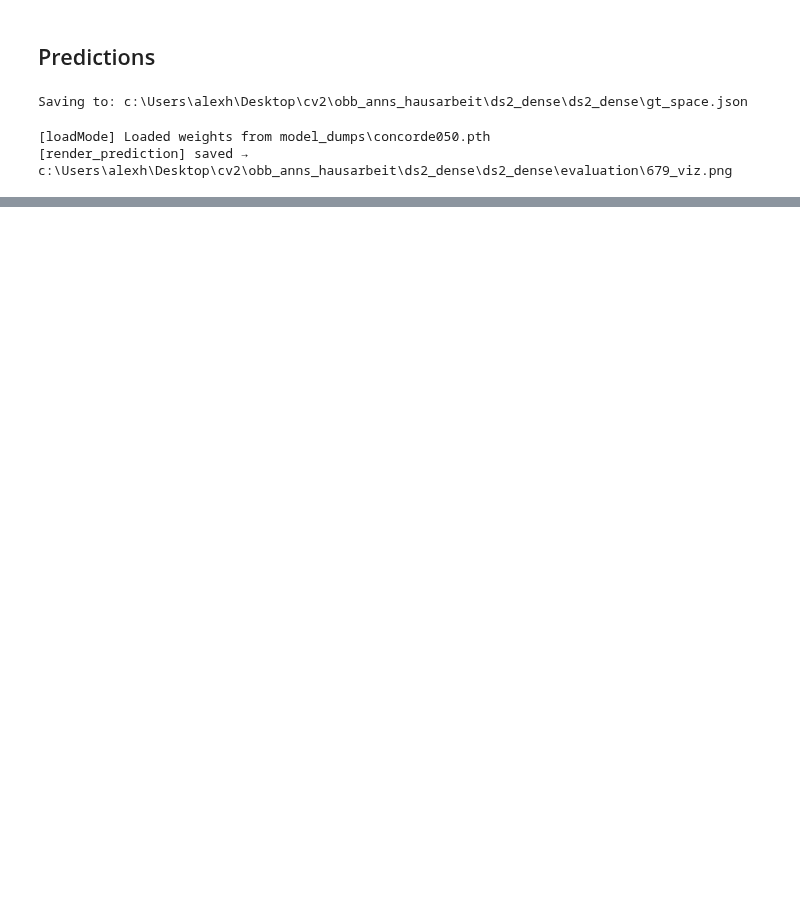
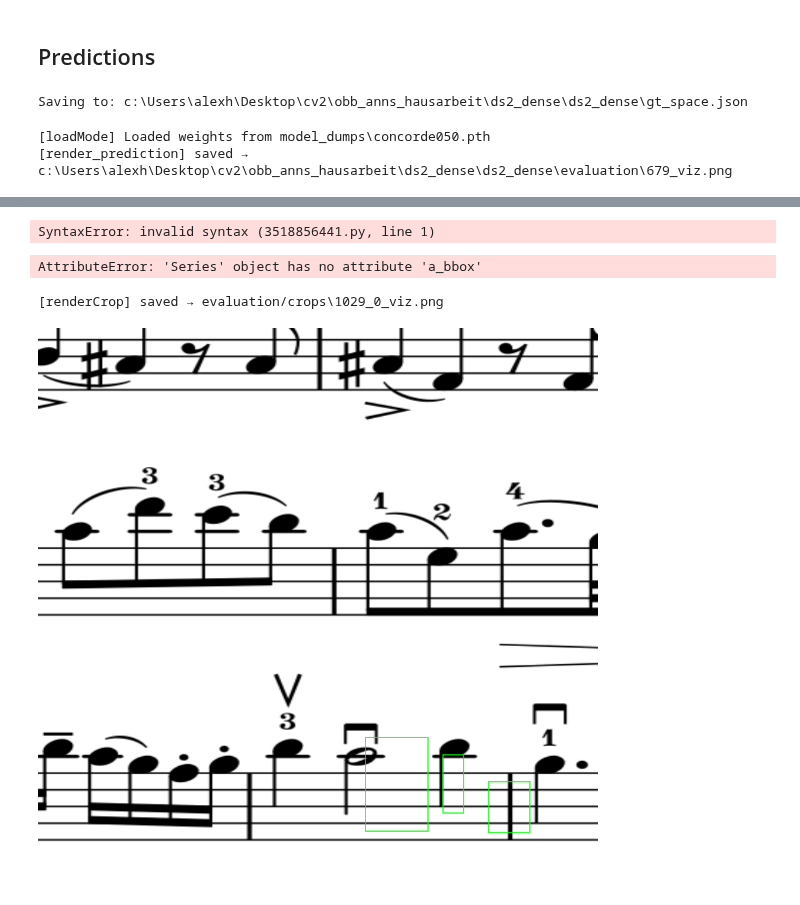
Before and after one commit to fusiongodo/yolo-score, a Jupyter notebook: eval.ipynb, the cells around one changed output, grey strips where cells are left out. Drawn from its saved outputs; the diff is of its cells as text; code cells hidden in the pictures; blank space fills up the shorter version.

```diff
--- a/eval.ipynb
+++ b/eval.ipynb
@@ -81,3 +193,7 @@ _ = render_prediction(model, anns, img_id=img_ids[0], score_thresh=0.5)
 # %% [output]
 [loadMode] Loaded weights from model_dumps\concorde050.pth
 [render_prediction] saved → c:\Users\alexh\Desktop\cv2\obb_anns_hausarbeit\ds2_dense\ds2_dense\evaluation\679_viz.png
+# %%
+import pandas as pd
+import util
+gt_df = util.DataExtractor().croppedData()
@@ -83,0 +211,37 @@ _ = render_prediction(model, anns, img_id=img_ids[0], score_thresh=0.5)
+# %%
+max pixel error centre  = 0.0000 px, 0.0000 px
+# %% [output]
+SyntaxError: invalid syntax (3518856441.py, line 1)
+# %%
+import numpy as np
+
+# pick 1 000 random rows from your final dataframe
+ann = gt_df.sample(1000, random_state=0)
+
+# load one image to get its size (all images in the sample can be different)
+# we’ll handle that per-row
+from PIL import Image
+import os
+
+def pixel_error(row):
+    # read image size for THIS row
+    w, h = Image.open(
+        os.path.join(config.img_dir, row.filename)
+    ).size
+
+    # decode centre from (cx, tx) / (cy, ty)
+    x_dec = (row.cx + row.tx) / config.S
+    y_dec = (row.cy + row.ty) / config.S
+
+    # true centre from a_bbox (only need to compute once)
+    x1, y1, x2, y2 = row.a_bbox            # ← field still in anns_df
+    x_true = ((x1 + x2) * 0.5) / w
+    y_true = ((y1 + y2) * 0.5) / h
+
+    return abs(x_true - x_dec) * w, abs(y_true - y_dec) * h  # pixel error
+
+# compute max pixel error over the sample
+err_x_px, err_y_px = np.array(list(ann.apply(pixel_error, axis=1))).max(axis=0)
+print(f"max pixel error centre = {err_x_px:.4f} px, {err_y_px:.4f} px")
+# %% [output]
+AttributeError: 'Series' object has no attribute 'a_bbox'
@@ -83,0 +346,9 @@ _ = render_prediction(model, anns, img_id=img_ids[0], score_thresh=0.5)
+# %%
+import os
+import config
+from PIL import Image, ImageDraw
+import numpy as np
+renderCrop(cropped_df = gt_df, img_id = 1029, crop_id = 0)
+# %% [output]
+[renderCrop] saved → evaluation/crops\1029_0_viz.png
+[figure, added]
```
Also changed, not shown: parts of 14 cells of this notebook, 4 other files.
